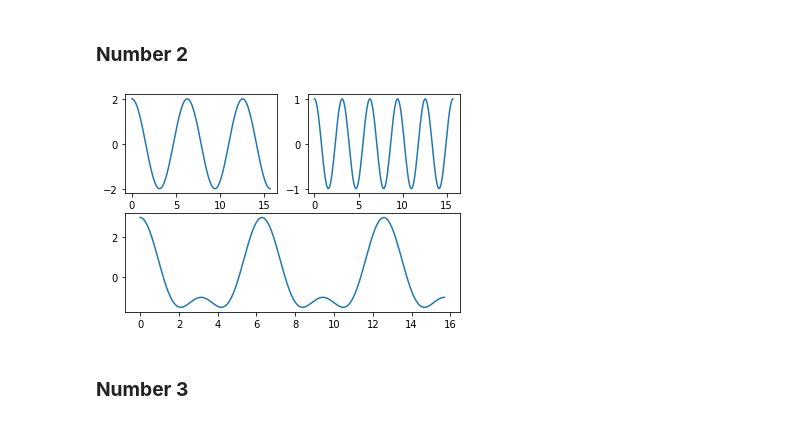
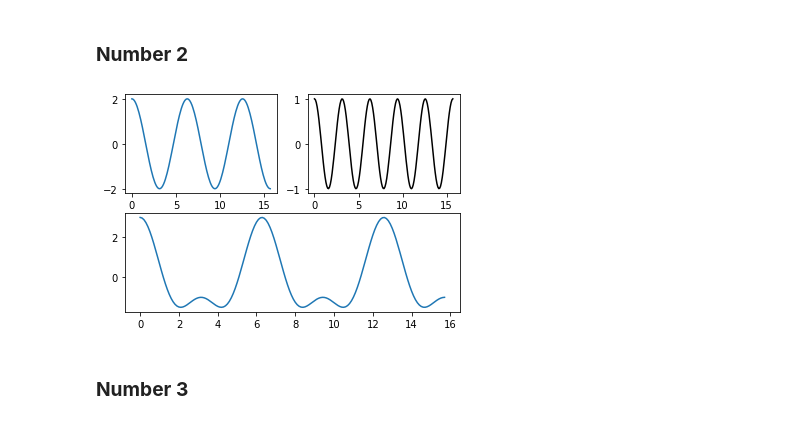
Before and after one commit to jerry-breda/physics-projects, a Jupyter notebook: fourier_series_ex.ipynb, the cells around one changed output. Drawn from its saved outputs; the diff is of its cells as text; code cells hidden in the pictures.

```diff
--- a/fourier_series_ex.ipynb
+++ b/fourier_series_ex.ipynb
@@ -36,17 +36,17 @@ b2 = np.cos(2*t)
 y2 = b1 + b2
 # %%
 ax4 = plt.subplot(212)
-ax4.plot(t, y2)
+ax4.plot(t, y)
 
 ax5 = plt.subplot(221)
 ax5.plot(t, b1)
 
 ax6 = plt.subplot(222)
-ax6.plot(t, b2)
+ax6.plot(t, b2, color='black')
 
 plt.show()
 # %% [output]
-[figure, old version]
+[figure, new version]
 # %% [markdown]
 ### **Number 3**
 # %%
```
Also changed, not shown: parts of 1 cell of this notebook.
